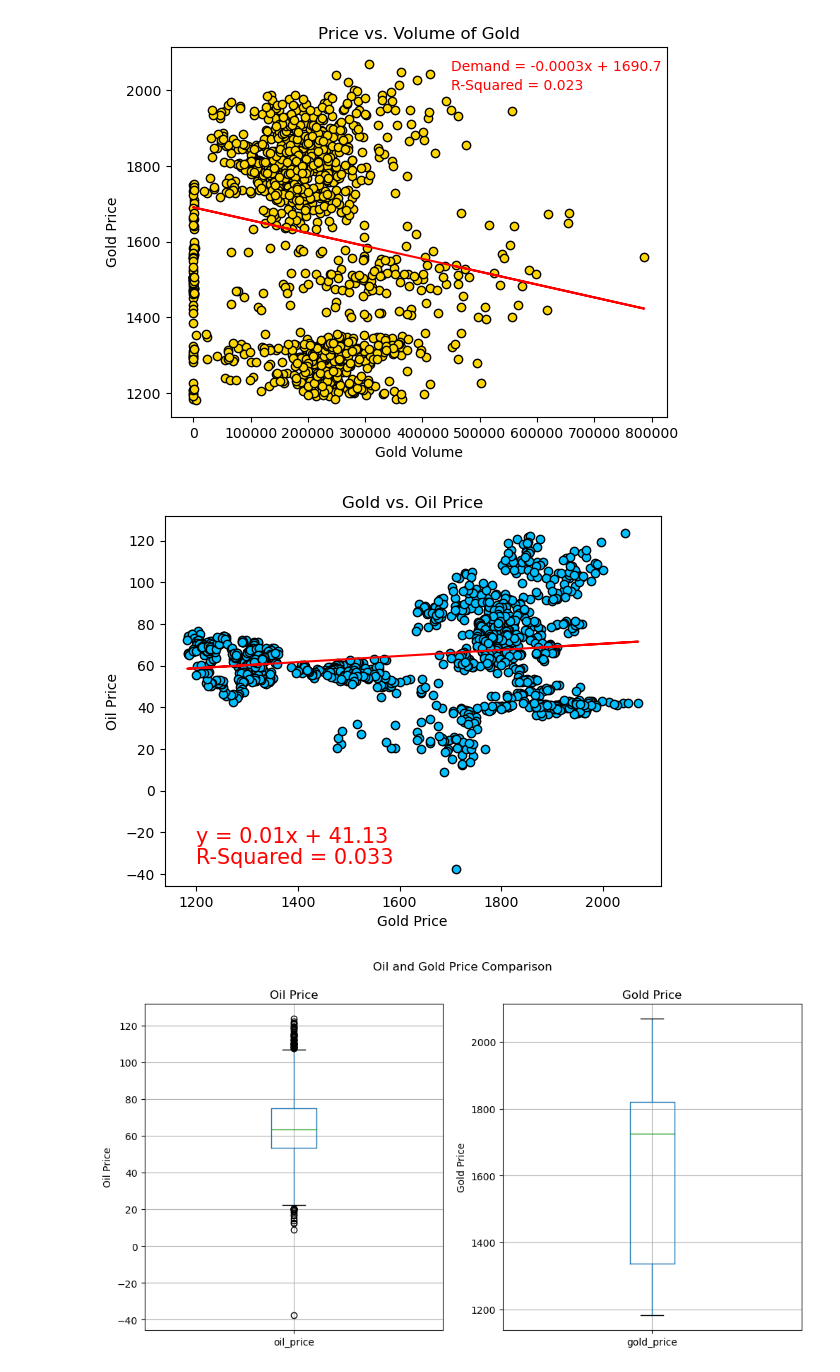
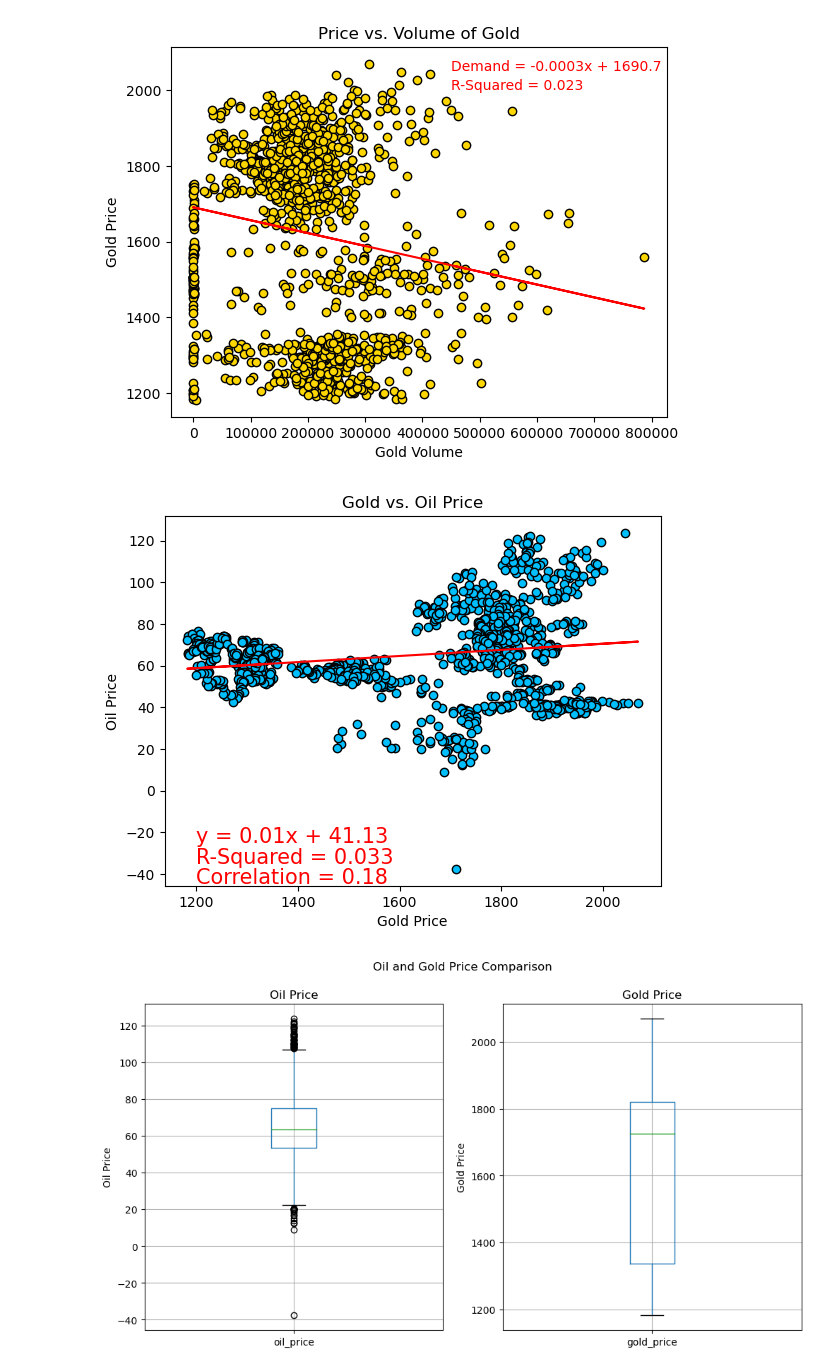
Before and after one commit to gbarn777/project-one, a Jupyter notebook: project1_v3.ipynb, the cells around one changed output. Saved outputs shown, nothing was run; the diff lists cells and outputs as text; code cells hidden in the pictures.

Commit message:
Adding Gold vs Oil Price Correlation

```diff
--- a/project1_v3.ipynb
+++ b/project1_v3.ipynb
@@ -223,21 +223,22 @@ plt.savefig("Output/Price_vs._Volume_Gold.png")
 # %%
 x_values = clean_oil_gold_df["gold_price"]
 y_values = clean_oil_gold_df["oil_price"]
-correlation = round(st.pearsonr(x_values,y_values)[0],2)
+correlation = "Correlation = " + str(round(st.pearsonr(x_values,y_values)[0],2))
 (slope,intercept,rvalue,pvalue,stderr) = st.linregress(x_values,y_values)
 regression_values = x_values*slope +intercept
 Regression_Line = "y = " + str(round(slope,2)) + "x + " + str(round(intercept,2))
 R_Squared = "R-Squared = " + str(round(rvalue**2,3))
 plt.scatter(x_values,y_values,edgecolors="black", c="deepskyblue")
 plt.plot(x_values,regression_values,color = "red",alpha=1)
 plt.annotate(Regression_Line,(1200,-25),fontsize=15,color="red")
 plt.annotate(R_Squared,(1200,-35),fontsize=15,color="red")
+plt.annotate(correlation,(1200,-45),fontsize=15,color="red")
 plt.xlabel("Gold Price")
 plt.ylabel("Oil Price")
 plt.title("Gold vs. Oil Price")
 plt.savefig("Output/Gold_vs._Oil_Prices.png")
 # %% [output]
-[figure, old version]
+[figure, new version]
 # %%
 #Creation of the Boxplots
 #Create a figure and axis
```
Also changed, not shown: 1 other file.
